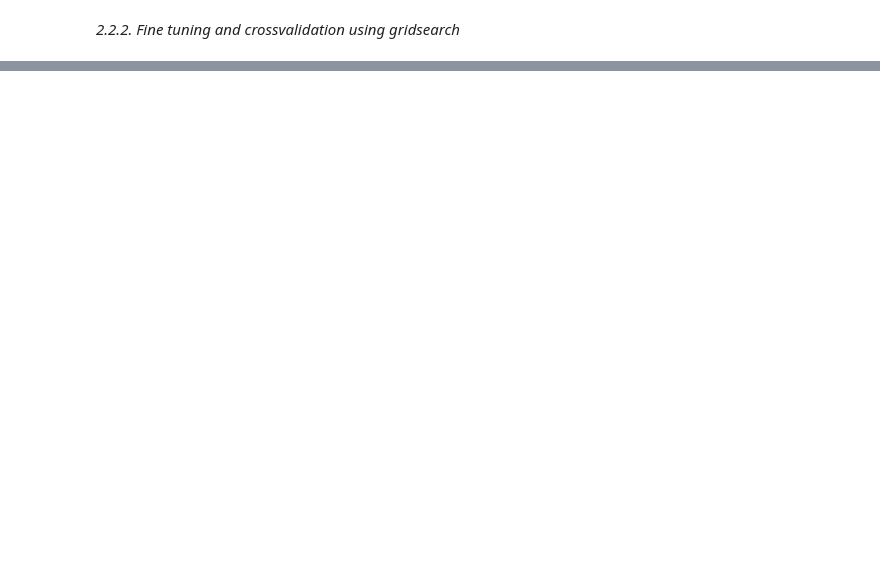
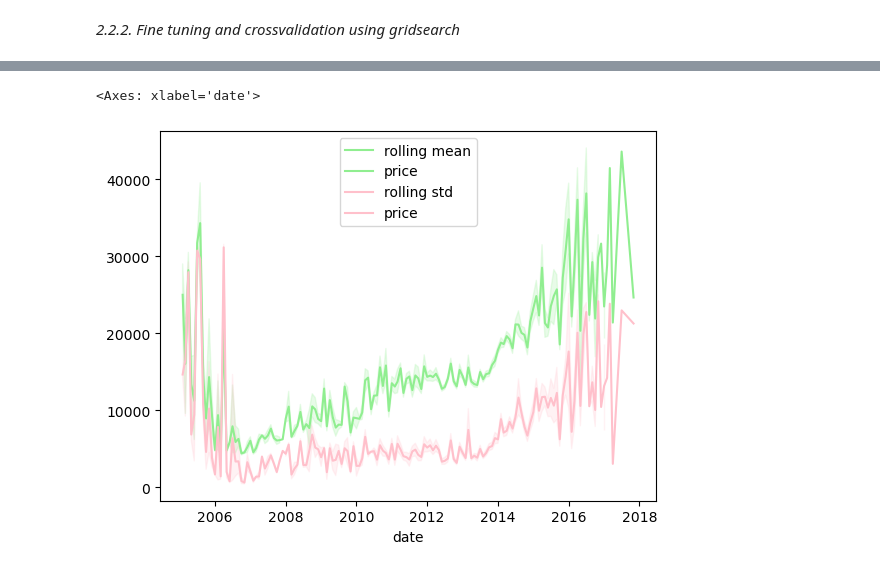
Before and after one commit to Mauvois/checkpoint_1, a Jupyter notebook: checkpoint1_MAUVOIS.ipynb, the cells around one changed output, grey strips where cells are left out. Saved outputs shown, nothing was run; the diff lists cells and outputs as text; code cells hidden in the pictures; blank space fills up the shorter version.

```diff
--- a/checkpoint1_MAUVOIS.ipynb
+++ b/checkpoint1_MAUVOIS.ipynb
@@ -481,0 +518,9 @@ sns.catplot(x="feature_names",
+# %%
+rolling_mean = df_short.rolling(window = 5).mean()
+rolling_std = df_short.rolling(window=5).std()
+
+sns.lineplot(rolling_mean, palette = ['lightgreen'], label = 'rolling mean')
+sns.lineplot(rolling_std, palette = ['pink'], label = 'rolling std')
+# %% [output]
+<Axes: xlabel='date'>
+[figure, added]
```
Also changed, not shown: parts of 51 cells of this notebook.
